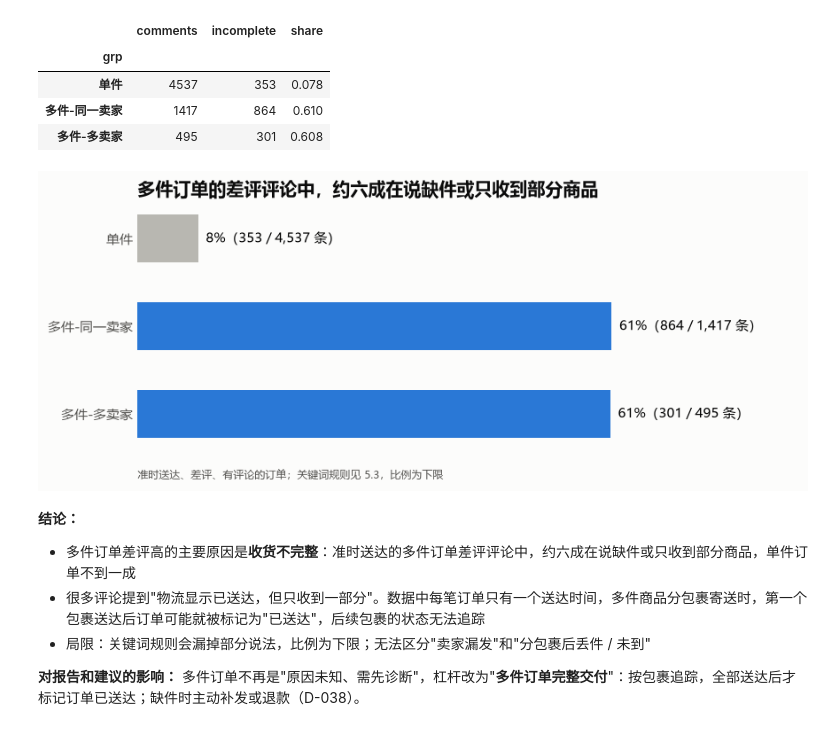
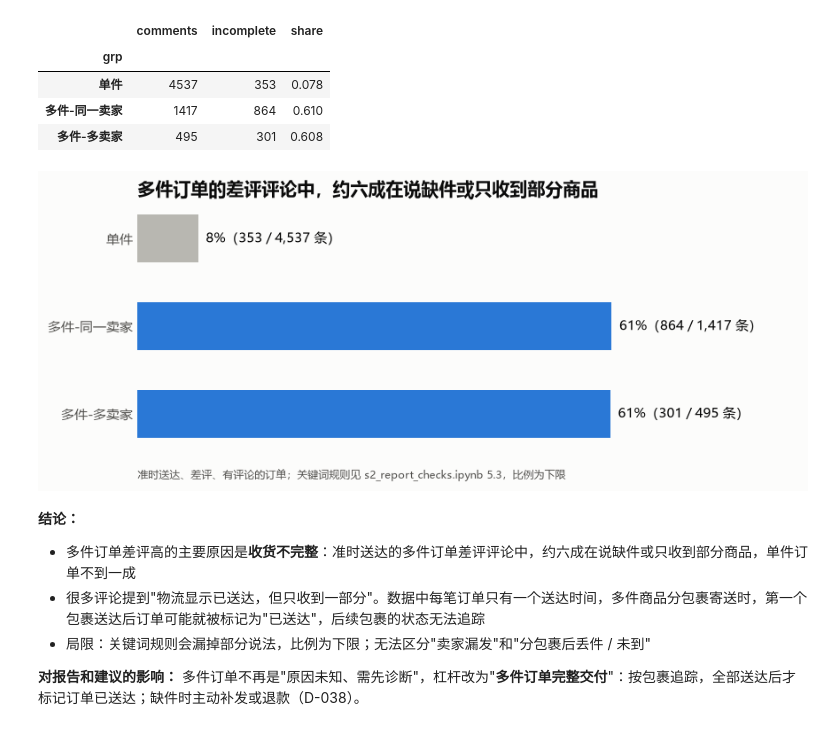
Before and after one commit to LeeMichael-L/olist-analytics, a Jupyter notebook: python/s2_report_checks.ipynb, the cells around one changed output. Drawn from its saved outputs; the diff is of its cells as text; code cells hidden in the pictures.

```diff
--- a/python/s2_report_checks.ipynb
+++ b/python/s2_report_checks.ipynb
@@ -562,0 +565,14 @@ cmp.groupby(period)[["orders", "late_rate", "seller_days", "transit_days", "deli
+# %%
+sd = run_query('''
+SELECT purchase_month, STDDEV(delivery_days) AS delivery_sd
+FROM dws_order_fulfillment
+WHERE purchase_month >= '2017-05'
+GROUP BY purchase_month
+''')
+sd["delivery_sd"] = sd["delivery_sd"].astype(float)
+cmp = cmp.drop(columns=[c for c in ["delivery_sd", "rel_buffer"] if c in cmp.columns]).merge(sd, on="purchase_month")
+cmp["rel_buffer"] = cmp["buffer"] / cmp["delivery_sd"]          # 缓冲相当于几个标准差
+print(f"月度延误率与缓冲天数的相关系数：{np.corrcoef(cmp['buffer'], cmp['late_rate'])[0, 1]:+.2f}")
+print(f"月度延误率与相对缓冲的相关系数：{np.corrcoef(cmp['rel_buffer'], cmp['late_rate'])[0, 1]:+.2f}")
+cmp.loc[cmp["purchase_month"].isin(["2017-11", "2018-02", "2018-03", "2018-08"]),
+        ["purchase_month", "late_rate", "buffer", "delivery_sd", "rel_buffer"]].round(2)
@@ -782,24 +809,24 @@ inc.round(3)
 # %%
 fig, ax = plt.subplots(figsize=(8, 3.4))
 y = np.arange(len(inc))[::-1]
 ax.barh(y, inc["share"], color=[COLORS["gray"], COLORS["blue"], COLORS["blue"]], height=0.55)
 for yi, r in zip(y, inc.itertuples()):
     ax.text(r.share + 0.01, yi, f"{r.share:.0%}（{r.incomplete:,} / {r.comments:,} 条）", va="center", fontsize=9.5)
 ax.set_yticks(y)
 ax.set_yticklabels(inc.index)
 ax.set_xlim(0, 0.85)
 ax.set_xticks([])
 ax.grid(False)
 for side in ["left", "bottom"]:
     ax.spines[side].set_visible(False)
 ax.set_title("多件订单的差评评论中，约六成在说缺件或只收到部分商品", loc="left")
-ax.text(0, -0.12, "准时送达、差评、有评论的订单；关键词规则见 5.3，比例为下限",
+ax.text(0, -0.12, "准时送达、差评、有评论的订单；关键词规则见 s2_report_checks.ipynb 5.3，比例为下限",
         transform=ax.transAxes, fontsize=8, color=COLORS["text_secondary"])
 fig.tight_layout()
 fig.savefig("../docs/figures/s2_multi_incomplete.png", dpi=150, bbox_inches="tight")
 plt.show()
 # %% [output]
-[figure, old version]
+[figure, new version]
 # %% [markdown]
 **结论：**
 - 多件订单差评高的主要原因是**收货不完整**：准时送达的多件订单差评评论中，约六成在说缺件或只收到部分商品，单件订单不到一成
```
Also changed, not shown: parts of 11 cells of this notebook, 7 other files.
